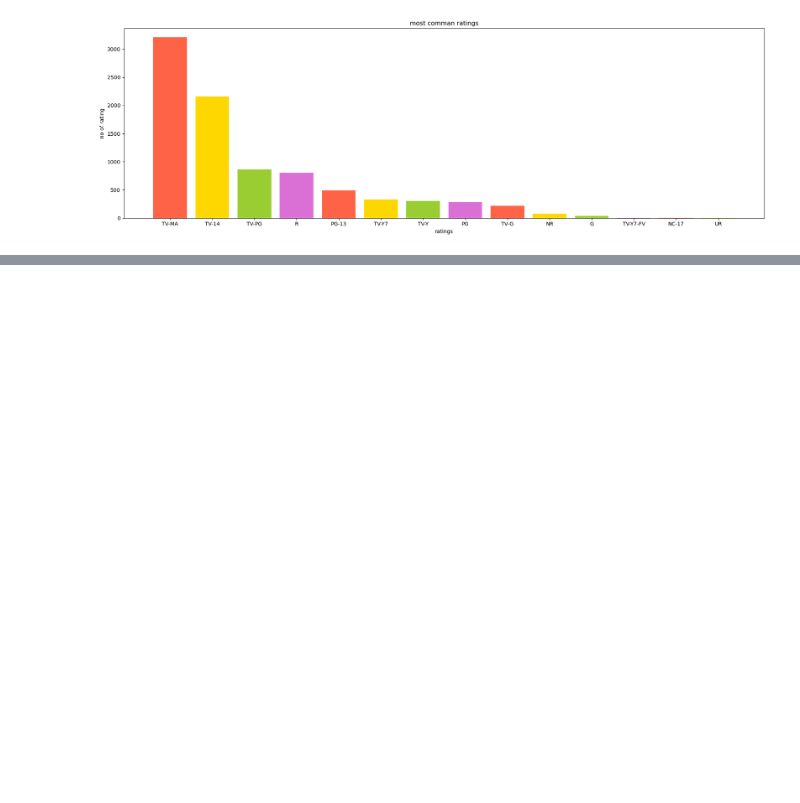
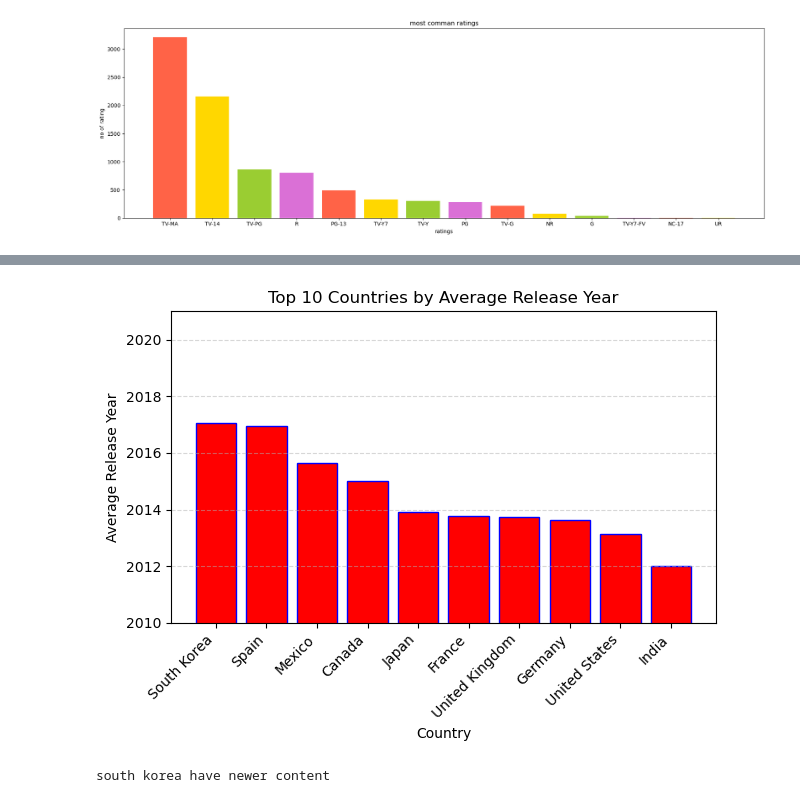
Before and after one commit to VikasBadal08/netflix_analys, a Jupyter notebook: eda.ipynb, the cells around one changed output, grey strips where cells are left out. Drawn from its saved outputs; the diff is of its cells as text; code cells hidden in the pictures; blank space fills up the shorter version.

```diff
--- a/eda.ipynb
+++ b/eda.ipynb
@@ -167,0 +276,9 @@ plt.show()
+# %%
+country_df=df.copy()
+country_df=country_df[country_df['country']!="not Available"]
+country_df['country']=country_df['country'].str.split(",")
+country_df=country_df.explode('country')
+country_df['country']=country_df['country'].str.strip()
+# %%
+top_10_cur=country_df['country'].value_counts().head(10).index
+top_10_cur
@@ -167,0 +289,4 @@ plt.show()
+# %%
+country_df=country_df[country_df['country'].isin(top_10_cur)]
+avg_year=(country_df.groupby('country')['release_year'].mean().sort_values(ascending=False))
+print(avg_year)
@@ -167,0 +306,23 @@ plt.show()
+# %%
+plt.Figure(figsize=(12,6))
+plt.bar(
+    avg_year.index,
+    avg_year.values,
+    color='red',
+    edgecolor='blue'
+)
+plt.title("Top 10 Countries by Average Release Year")
+plt.xlabel("Country")
+plt.ylabel("Average Release Year")
+plt.ylim(2010, 2021)
+plt.xticks(rotation=45, ha="right")
+
+plt.grid(axis="y", linestyle="--", alpha=0.5)
+
+plt.tight_layout()
+plt.show()
+
+print(f"south korea have newer content")
+# %% [output]
+[figure, added]
+south korea have newer content
```
Also changed, not shown: parts of 10 cells of this notebook.
